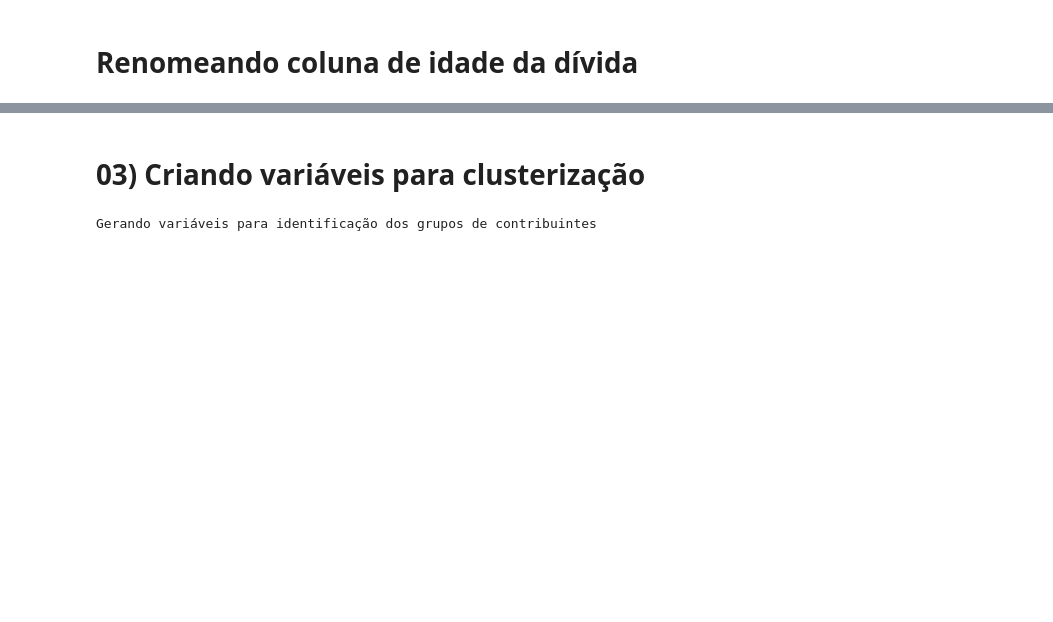
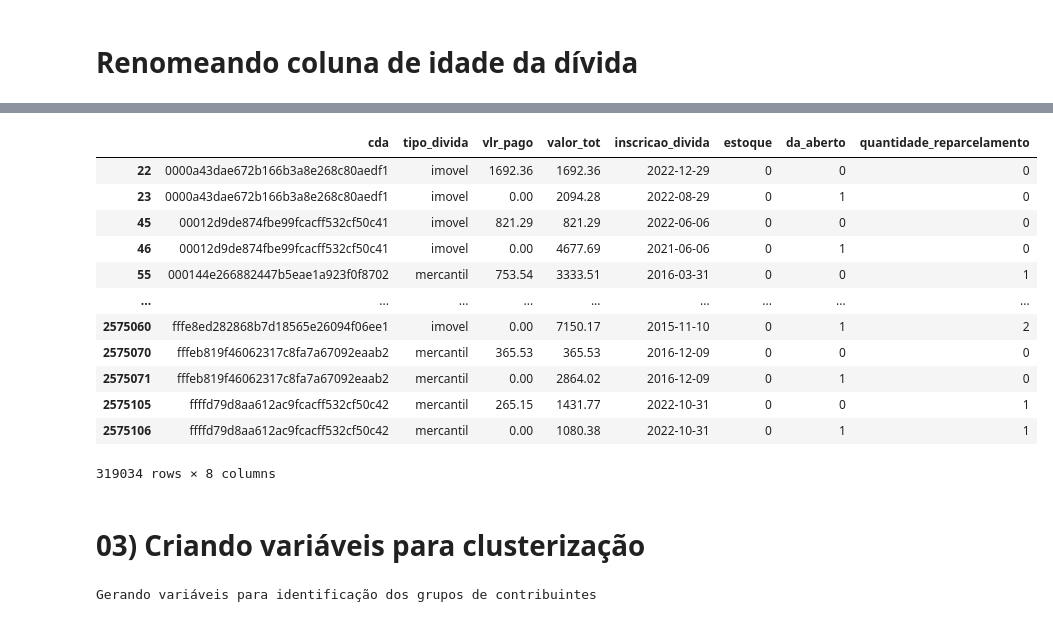
Before and after one commit to LanCarv/divida_ativa, a Jupyter notebook: rating_contribuinte_prime.ipynb, the cells around one changed output, grey strips where cells are left out. Drawn from its saved outputs; the diff is of its cells as text; code cells hidden in the pictures; blank space fills up the shorter version.

```diff
--- a/rating_contribuinte_prime.ipynb
+++ b/rating_contribuinte_prime.ipynb
@@ -107,3 +206,19 @@ base_conjunta
+# %%
+cdas[['cda', 'tipo_divida', 'vlr_pago', 'valor_tot', 'inscricao_divida', 'estoque', 'da_aberto', 'quantidade_reparcelamento']]
+# %% [output]
+|  | cda | tipo_divida | vlr_pago | valor_tot | inscricao_divida | estoque | da_aberto | quantidade_reparcelamento |
+| 22 | 0000a43dae672b166b3a8e268c80aedf1 | imovel | 1692.36 | 1692.36 | 2022-12-29 | 0 | 0 | 0 |
+| 23 | 0000a43dae672b166b3a8e268c80aedf1 | imovel | 0.00 | 2094.28 | 2022-08-29 | 0 | 1 | 0 |
+| 45 | 00012d9de874fbe99fcacff532cf50c41 | imovel | 821.29 | 821.29 | 2022-06-06 | 0 | 0 | 0 |
+| 46 | 00012d9de874fbe99fcacff532cf50c41 | imovel | 0.00 | 4677.69 | 2021-06-06 | 0 | 1 | 0 |
+| 55 | 000144e266882447b5eae1a923f0f8702 | mercantil | 753.54 | 3333.51 | 2016-03-31 | 0 | 0 | 1 |
+| ... | ... | ... | ... | ... | ... | ... | ... | ... |
+| 2575060 | fffe8ed282868b7d18565e26094f06ee1 | imovel | 0.00 | 7150.17 | 2015-11-10 | 0 | 1 | 2 |
+| 2575070 | fffeb819f46062317c8fa7a67092eaab2 | mercantil | 365.53 | 365.53 | 2016-12-09 | 0 | 0 | 0 |
+| 2575071 | fffeb819f46062317c8fa7a67092eaab2 | mercantil | 0.00 | 2864.02 | 2016-12-09 | 0 | 1 | 0 |
+| 2575105 | ffffd79d8aa612ac9fcacff532cf50c42 | mercantil | 265.15 | 1431.77 | 2022-10-31 | 0 | 0 | 1 |
+| 2575106 | ffffd79d8aa612ac9fcacff532cf50c42 | mercantil | 0.00 | 1080.38 | 2022-10-31 | 0 | 1 | 1 |
+319034 rows × 8 columns
 # %% [markdown]
 # 03) Criando variáveis para clusterização
 # %%
```
Also changed, not shown: parts of 21 cells of this notebook, 3 other files.
